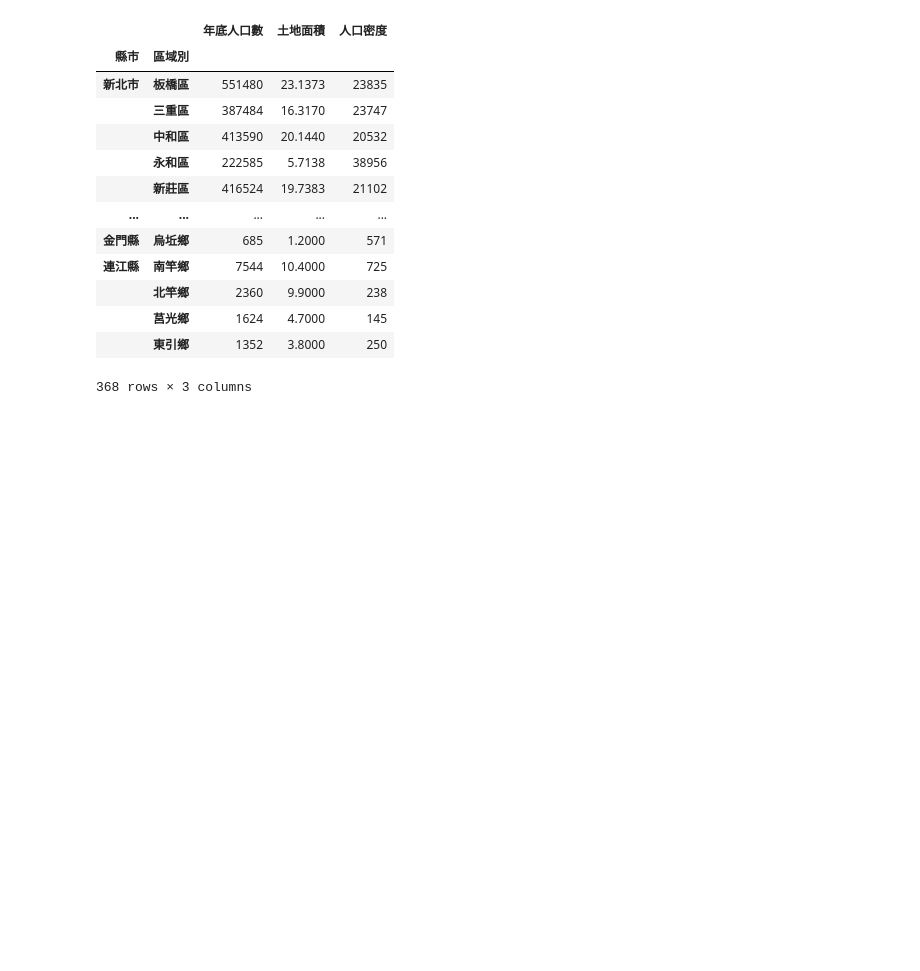
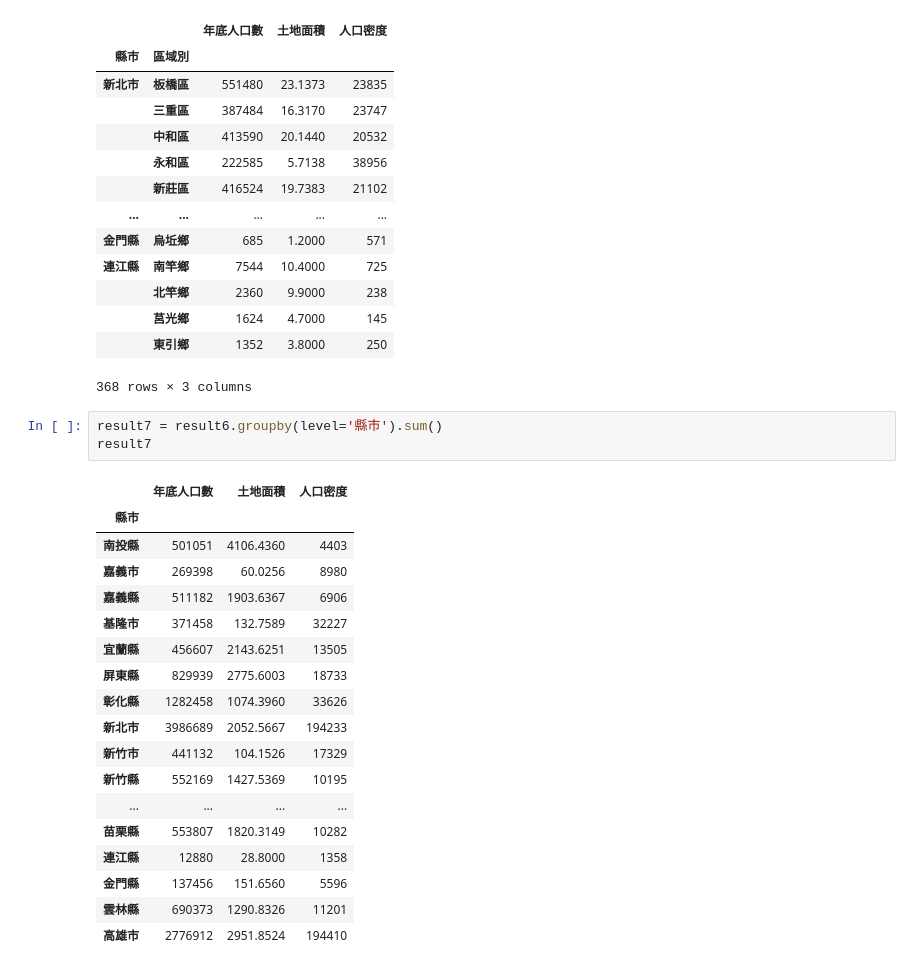
Before and after one commit to roberthsu2003/PythonForDataAnalysis, a Jupyter notebook: 上課內容13/lesson17/lesson17_3.ipynb, the cells around one changed output. Drawn from its saved outputs; the diff is of its cells as text; blank space fills up the shorter version.

```diff
--- a/上課內容13/lesson17/lesson17_3.ipynb
+++ b/上課內容13/lesson17/lesson17_3.ipynb
@@ -147,3 +147,25 @@ result6
 |  | 莒光鄉 | 1624 | 4.7000 | 145 |
 |  | 東引鄉 | 1352 | 3.8000 | 250 |
 368 rows × 3 columns
+# %%
+result7 = result6.groupby(level='縣市').sum()
+result7
+# %% [output]
+|  | 年底人口數 | 土地面積 | 人口密度 |
+| 縣市 |  |  |  |
+| 南投縣 | 501051 | 4106.4360 | 4403 |
+| 嘉義市 | 269398 | 60.0256 | 8980 |
+| 嘉義縣 | 511182 | 1903.6367 | 6906 |
+| 基隆市 | 371458 | 132.7589 | 32227 |
+| 宜蘭縣 | 456607 | 2143.6251 | 13505 |
+| 屏東縣 | 829939 | 2775.6003 | 18733 |
+| 彰化縣 | 1282458 | 1074.3960 | 33626 |
+| 新北市 | 3986689 | 2052.5667 | 194233 |
+| 新竹市 | 441132 | 104.1526 | 17329 |
+| 新竹縣 | 552169 | 1427.5369 | 10195 |
+| ... | ... | ... | ... |
+| 苗栗縣 | 553807 | 1820.3149 | 10282 |
+| 連江縣 | 12880 | 28.8000 | 1358 |
+| 金門縣 | 137456 | 151.6560 | 5596 |
+| 雲林縣 | 690373 | 1290.8326 | 11201 |
+| 高雄市 | 2776912 | 2951.8524 | 194410 |
```
Also changed, not shown: parts of 1 cell of this notebook.
